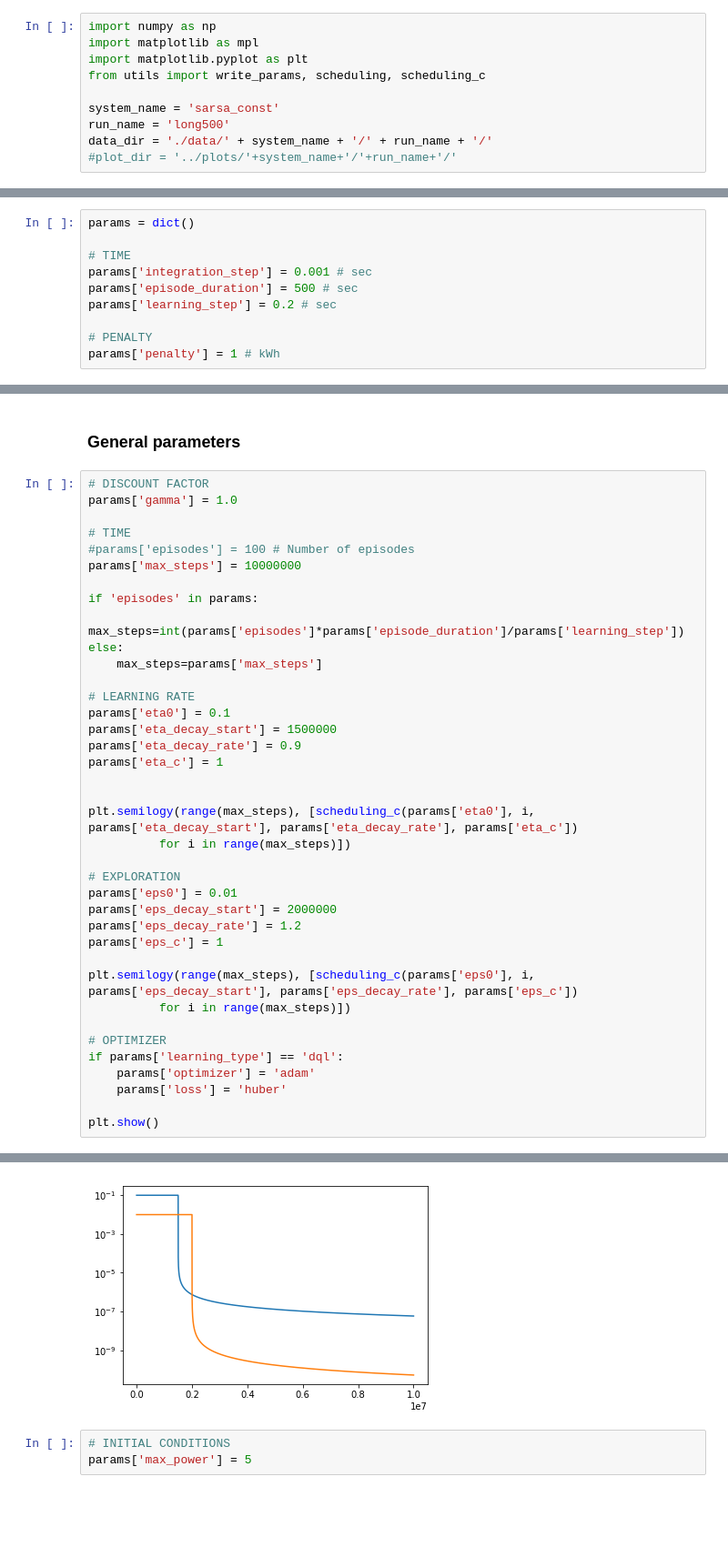
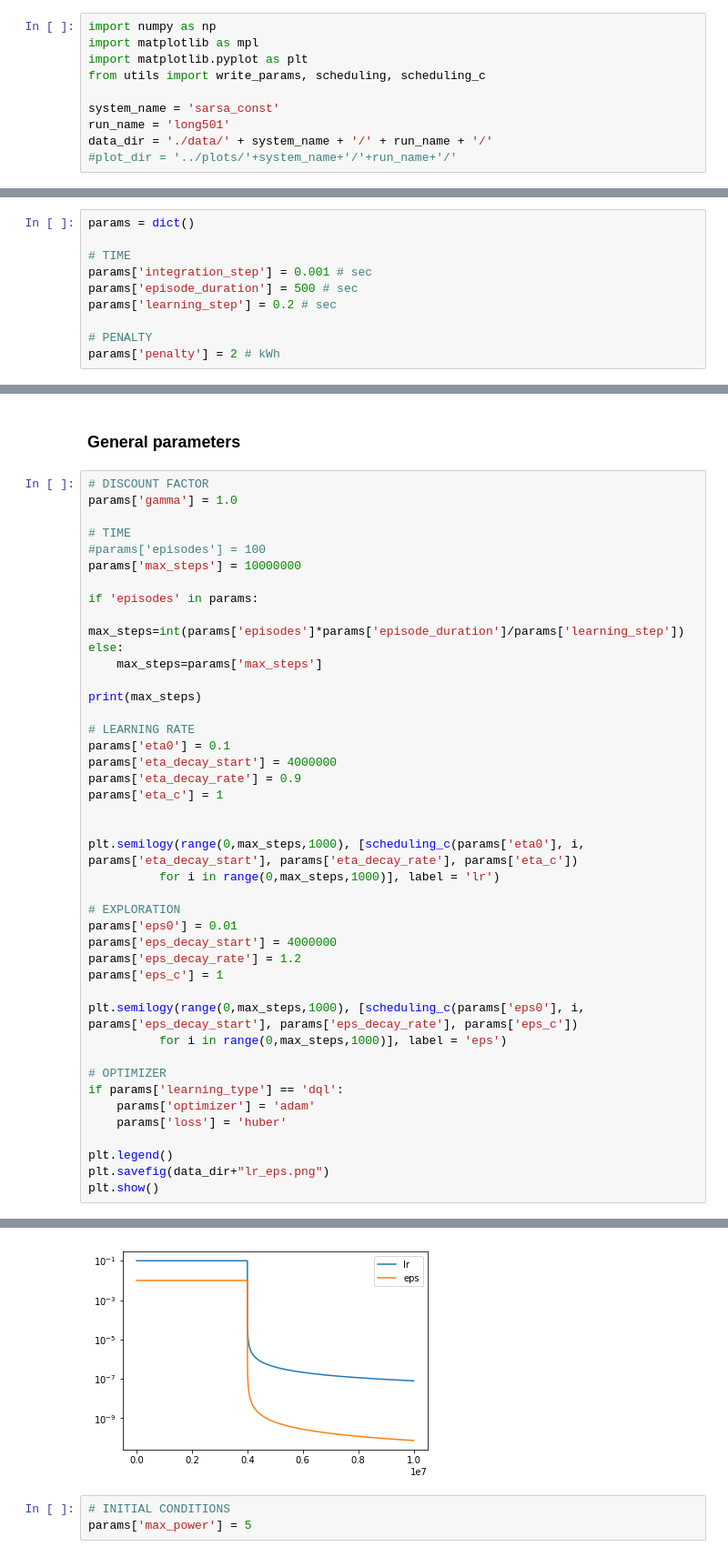
Before and after one commit to lorenzobasile/KiteRL, a Jupyter notebook: write_parameters.ipynb, the cells around one changed output, grey strips where cells are left out. Shown at 91% size. Drawn from its saved outputs; the diff is of its cells as text; blank space fills up the shorter version.

```diff
--- a/write_parameters.ipynb
+++ b/write_parameters.ipynb
@@ -5,7 +5,7 @@ import matplotlib.pyplot as plt
 from utils import write_params, scheduling, scheduling_c
 
 system_name = 'sarsa_const'
-run_name = 'long500'
+run_name = 'long501'
 data_dir = './data/' + system_name + '/' + run_name + '/'
 #plot_dir = '../plots/'+system_name+'/'+run_name+'/'
 # %%
@@ -25,7 +25,7 @@ params['episode_duration'] = 500 # sec
 params['learning_step'] = 0.2 # sec
 
 # PENALTY
-params['penalty'] = 1 # kWh
+params['penalty'] = 2 # kWh
 # %% [markdown]
 ### Wind
 # %%
@@ -70,7 +70,7 @@ else:
 params['gamma'] = 1.0
 
 # TIME
-#params['episodes'] = 100 # Number of episodes
+#params['episodes'] = 100
 params['max_steps'] = 10000000
 
 if 'episodes' in params:
@@ -78,29 +78,33 @@ if 'episodes' in params:
 else:
     max_steps=params['max_steps']
 
+print(max_steps)
+
 # LEARNING RATE
 params['eta0'] = 0.1
-params['eta_decay_start'] = 1500000
+params['eta_decay_start'] = 4000000
 params['eta_decay_rate'] = 0.9
 params['eta_c'] = 1
 
 
-plt.semilogy(range(max_steps), [scheduling_c(params['eta0'], i, params['eta_decay_start'], params['eta_decay_rate'], params['eta_c'])
-          for i in range(max_steps)])
+plt.semilogy(range(0,max_steps,1000), [scheduling_c(params['eta0'], i, params['eta_decay_start'], params['eta_decay_rate'], params['eta_c'])
+          for i in range(0,max_steps,1000)], label = 'lr')
 
 # EXPLORATION
 params['eps0'] = 0.01
-params['eps_decay_start'] = 2000000
+params['eps_decay_start'] = 4000000
 params['eps_decay_rate'] = 1.2
 params['eps_c'] = 1
 
-plt.semilogy(range(max_steps), [scheduling_c(params['eps0'], i, params['eps_decay_start'], params['eps_decay_rate'], params['eps_c'])
-          for i in range(max_steps)])
+plt.semilogy(range(0,max_steps,1000), [scheduling_c(params['eps0'], i, params['eps_decay_start'], params['eps_decay_rate'], params['eps_c'])
+          for i in range(0,max_steps,1000)], label = 'eps')
 
 # OPTIMIZER
 if params['learning_type'] == 'dql':
     params['optimizer'] = 'adam'
     params['loss'] = 'huber'
 
+plt.legend()
+plt.savefig(data_dir+"lr_eps.png")
 plt.show()
 # %% [output]
@@ -107,4 +112,4 @@ plt.show()
-[figure, old version]
+[figure, new version]
 # %%
 # INITIAL CONDITIONS
 params['max_power'] = 5
```
Also changed, not shown: parts of 1 cell of this notebook, 2 other files.
